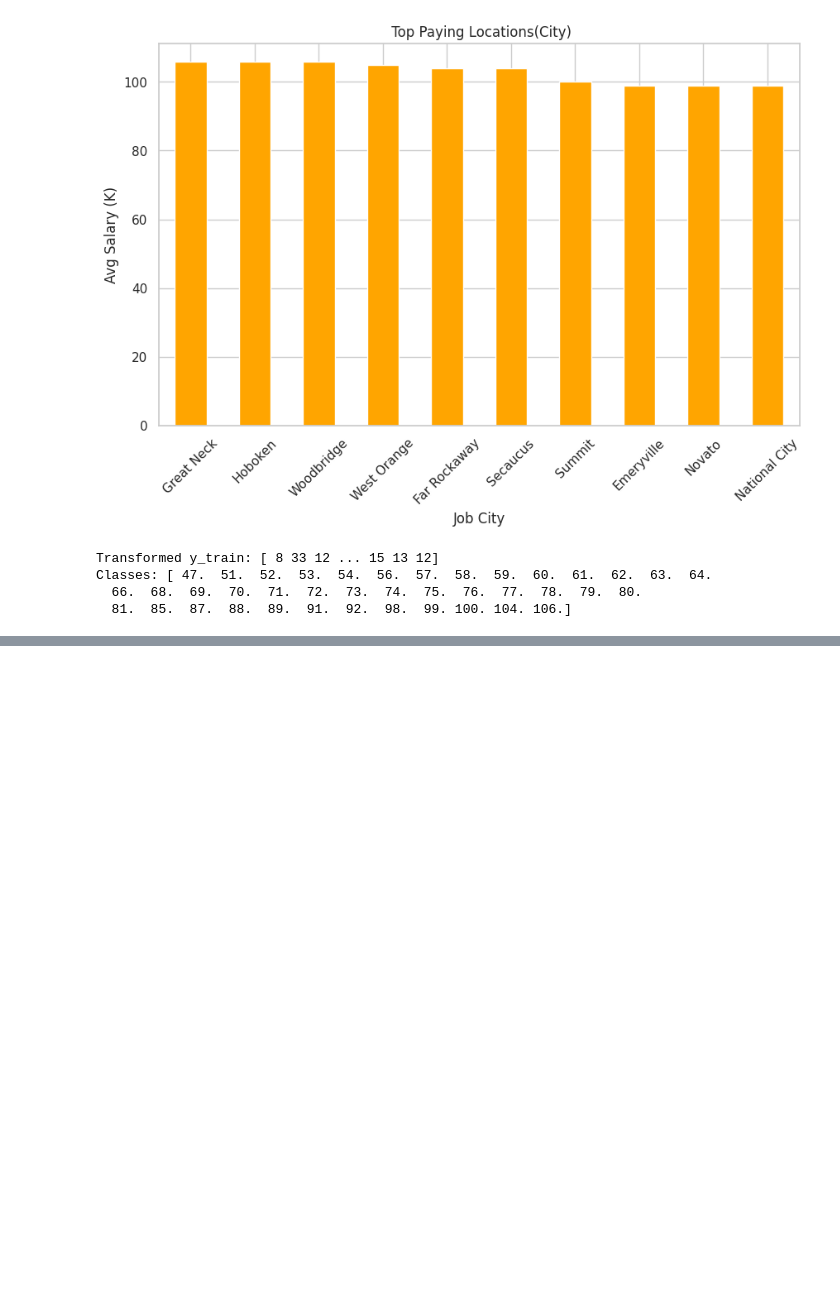
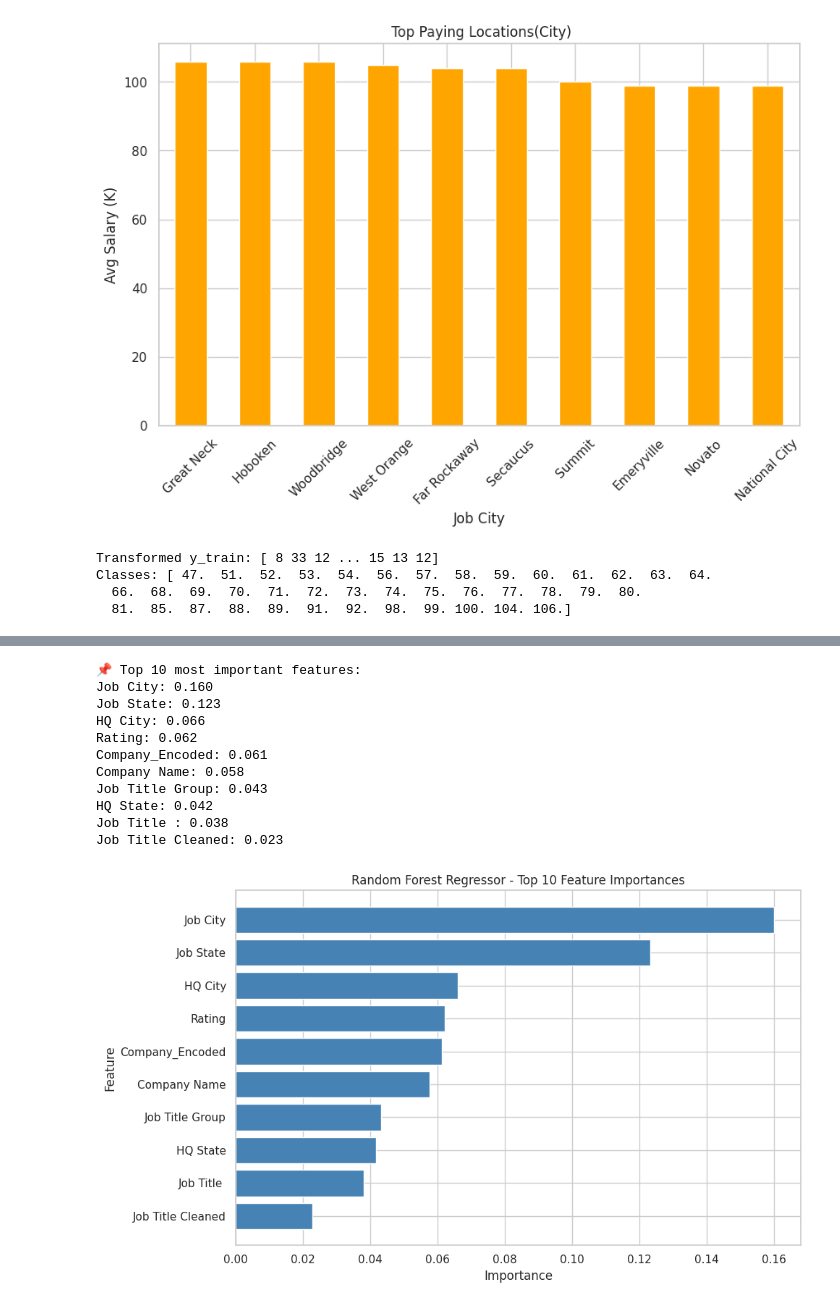
Before and after one commit to khushimalik3122/salary-predictor-19, a Jupyter notebook: sp19_eda.ipynb, the cells around one changed output, grey strips where cells are left out. Saved outputs shown, nothing was run; the diff lists cells and outputs as text; code cells hidden in the pictures; blank space fills up the shorter version.

```diff
--- a/sp19_eda.ipynb
+++ b/sp19_eda.ipynb
@@ -233,4 +235,71 @@ Model: K-Nearest Neighbors Regressor, RMSE: 16.83
 Model: XGBoost Regressor, RMSE: 14.86
+# %%
+import pandas as pd
+import pandas as pd
+import matplotlib.pyplot as plt
+from sklearn.model_selection import train_test_split
+from sklearn.preprocessing import LabelEncoder
+from sklearn.ensemble import RandomForestRegressor
+
+# Split data
+X_train, X_test, y_train, y_test = train_test_split(X, y, test_size=0.2, random_state=42)
+
+# Encode categorical features using LabelEncoder
+le = LabelEncoder()
+categorical_cols = X.select_dtypes(include=['object']).columns
+for col in categorical_cols:
+    le.fit(X[col])
+    X_train[col] = le.transform(X_train[col])
+    X_test[col] = le.transform(X_test[col])
+
+# Encode target variable if needed
+if y.dtype == 'object':
+    le_target = LabelEncoder()
+    le_target.fit(y)
+    y_train = le_target.transform(y_train)
+    y_test = le_target.transform(y_test)
+
+# Train Random Forest model
+model = RandomForestRegressor(random_state=42)
+model.fit(X_train, y_train)
+
+# Get feature importances
+feature_importances = model.feature_importances_
+column_names = X_train.columns
+
+# Sort and select top 10
+sorted_importances = sorted(zip(feature_importances, column_names), reverse=True)
+top_features = sorted_importances[:10]
+
+# Display in console
+print("\n📌 Top 10 most important features:")
+for importance, feature in top_features:
+    print(f"{feature}: {importance:.3f}")
+
+# Plot
+importance_vals = [imp for imp, _ in top_features]
+feature_labels = [name for _, name in top_features]
+
+plt.figure(figsize=(10, 6))
+plt.barh(feature_labels[::-1], importance_vals[::-1], color='steelblue')
+plt.title("Random Forest Regressor - Top 10 Feature Importances")
+plt.xlabel("Importance")
+plt.ylabel("Feature")
+plt.tight_layout()
+plt.show()
+# %% [output]
+📌 Top 10 most important features:
+Job City: 0.160
+Job State: 0.123
+HQ City: 0.066
+Rating: 0.062
+Company_Encoded: 0.061
+Company Name: 0.058
+Job Title Group: 0.043
+HQ State: 0.042
+Job Title : 0.038
+Job Title Cleaned: 0.023
+[figure, added]
 # %%
 # Scale the data using StandardScaler
 scaler = StandardScaler()
```
Also changed, not shown: parts of 10 cells of this notebook.
